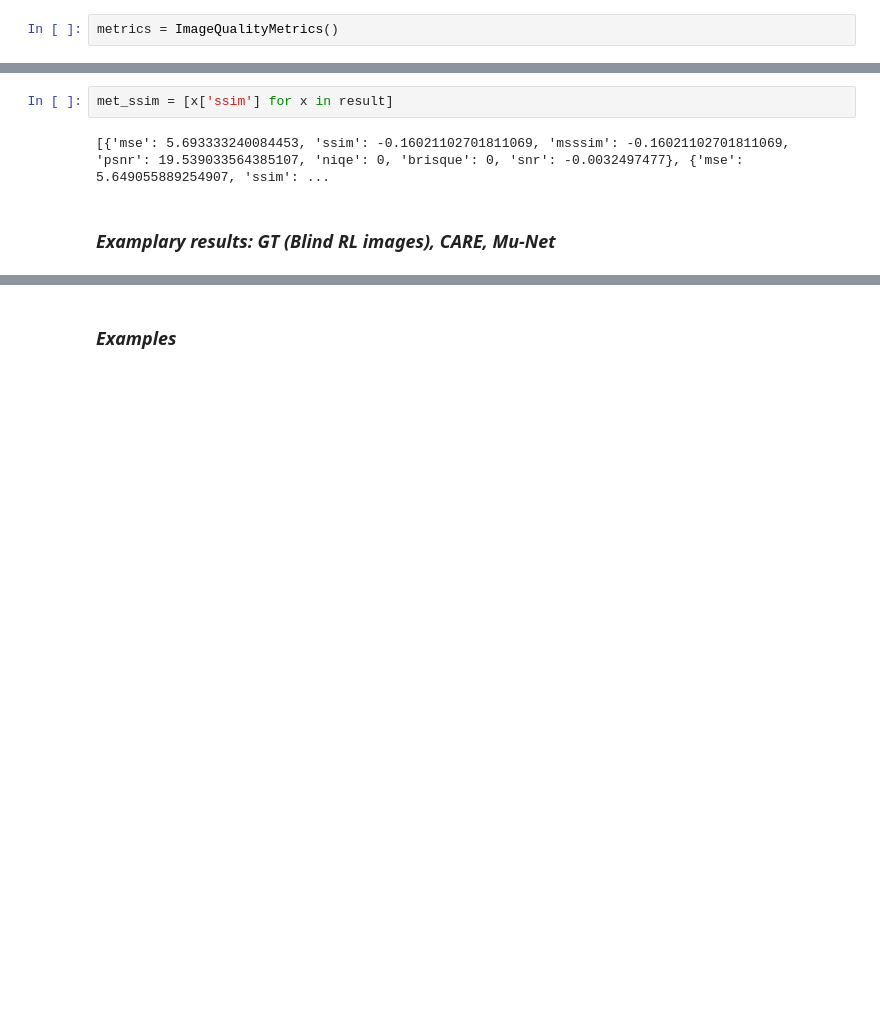
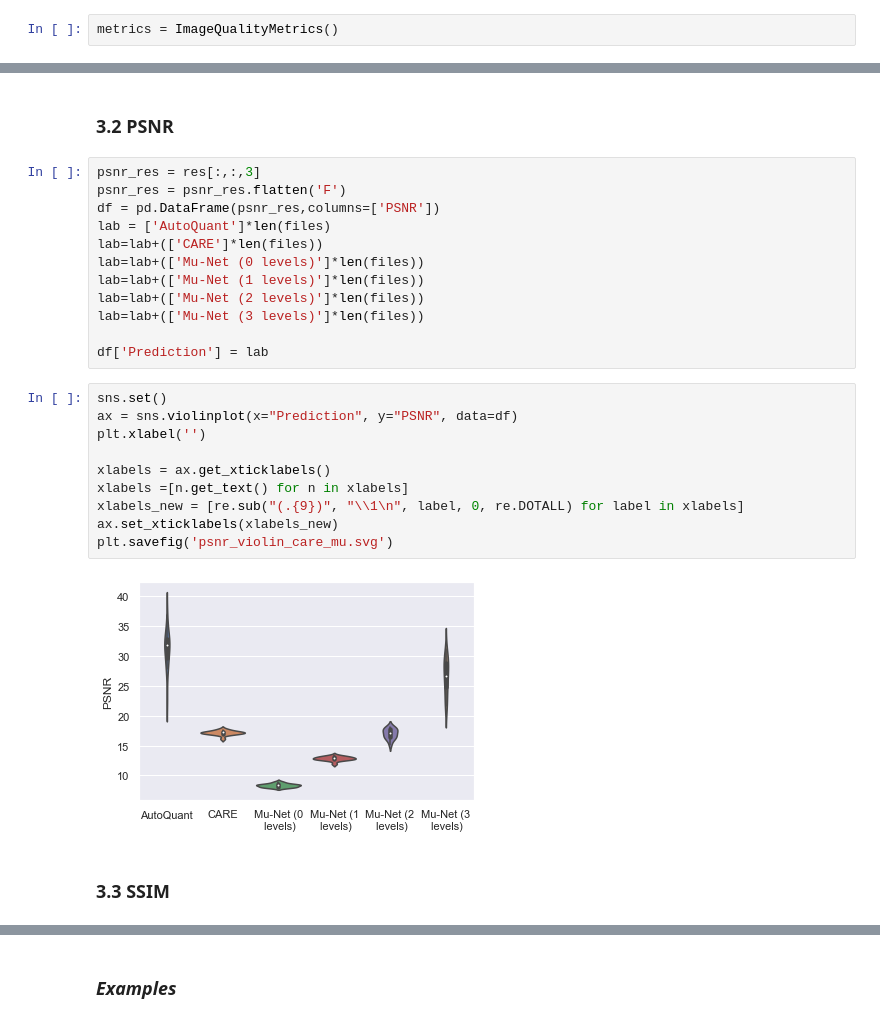
Before and after one commit to ankilab/MasterThesis_OfSpinesAndDendrites, a Jupyter notebook: Evaluation/Evaluation_CARE_Mu_net.ipynb, the cells around one changed output, grey strips where cells are left out. Saved outputs shown, nothing was run; the diff lists cells and outputs as text; blank space fills up the shorter version.

```diff
--- a/Evaluation/Evaluation_CARE_Mu_net.ipynb
+++ b/Evaluation/Evaluation_CARE_Mu_net.ipynb
@@ -75,6 +397,28 @@ for (i,f) in enumerate(files):
-# %%
-met_ssim = [x['ssim'] for x in result]
-# %% [output]
-[{'mse': 5.693333240084453, 'ssim': -0.16021102701811069, 'msssim': -0.16021102701811069, 'psnr': 19.539033564385107, 'niqe': 0, 'brisque': 0, 'snr': -0.0032497477}, {'mse': 5.649055889254907, 'ssim': ...
-# %% [markdown]
-### *Examplary results: GT (Blind RL images), CARE, Mu-Net*
+# %% [markdown]
+### 3.2 PSNR
+# %%
+psnr_res = res[:,:,3]
+psnr_res = psnr_res.flatten('F')
+df = pd.DataFrame(psnr_res,columns=['PSNR'])
+lab = ['AutoQuant']*len(files)
+lab=lab+(['CARE']*len(files))
+lab=lab+(['Mu-Net (0 levels)']*len(files))
+lab=lab+(['Mu-Net (1 levels)']*len(files))
+lab=lab+(['Mu-Net (2 levels)']*len(files))
+lab=lab+(['Mu-Net (3 levels)']*len(files))
+
+df['Prediction'] = lab
+# %%
+sns.set()
+ax = sns.violinplot(x="Prediction", y="PSNR", data=df)
+plt.xlabel('')
+
+xlabels = ax.get_xticklabels()
+xlabels =[n.get_text() for n in xlabels]
+xlabels_new = [re.sub("(.{9})", "\\1\n", label, 0, re.DOTALL) for label in xlabels]
+ax.set_xticklabels(xlabels_new)
+plt.savefig('psnr_violin_care_mu.svg')
+# %% [output]
+[figure, added]
+# %% [markdown]
+### 3.3 SSIM
```
Also changed, not shown: parts of 32 cells of this notebook.
